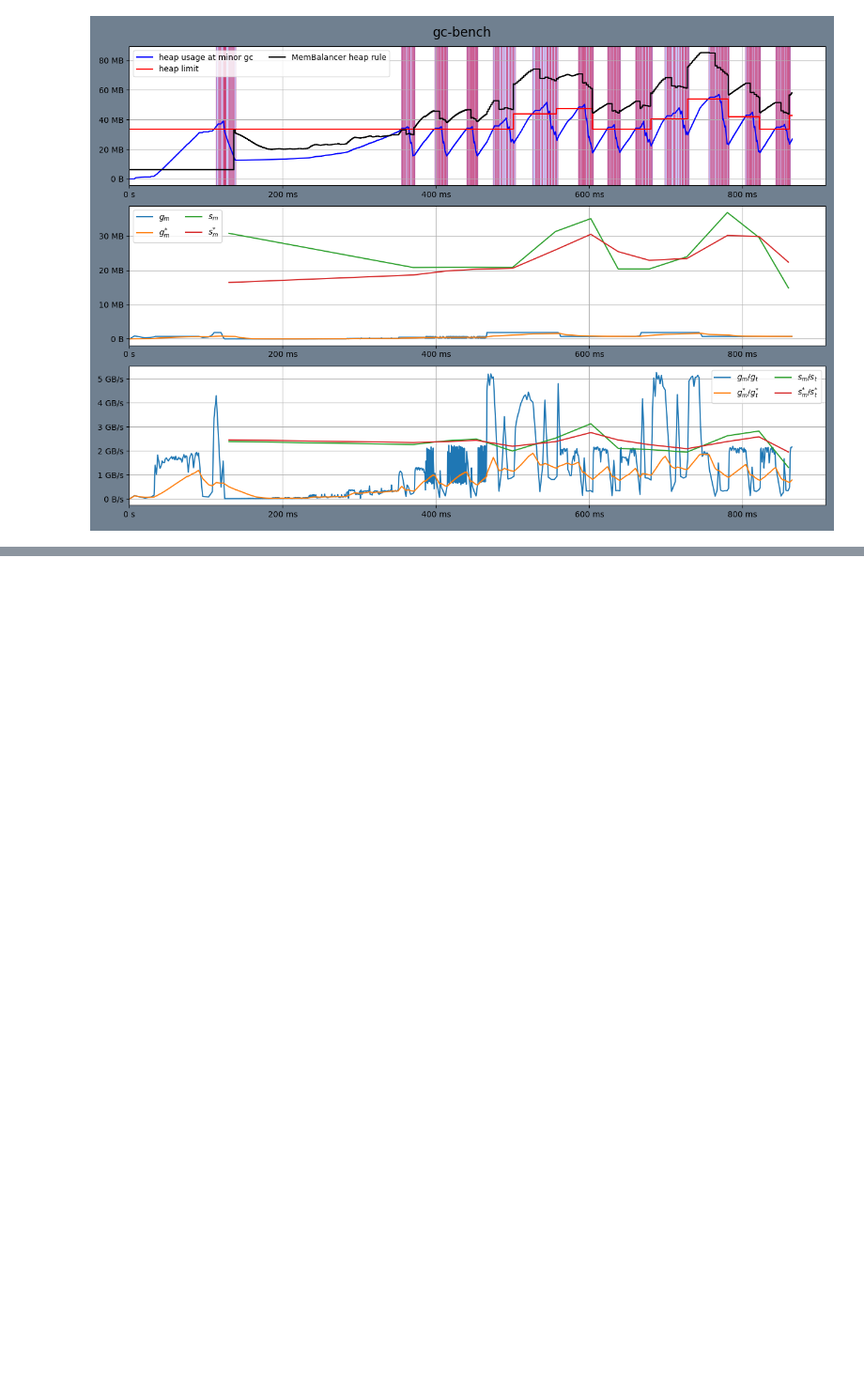
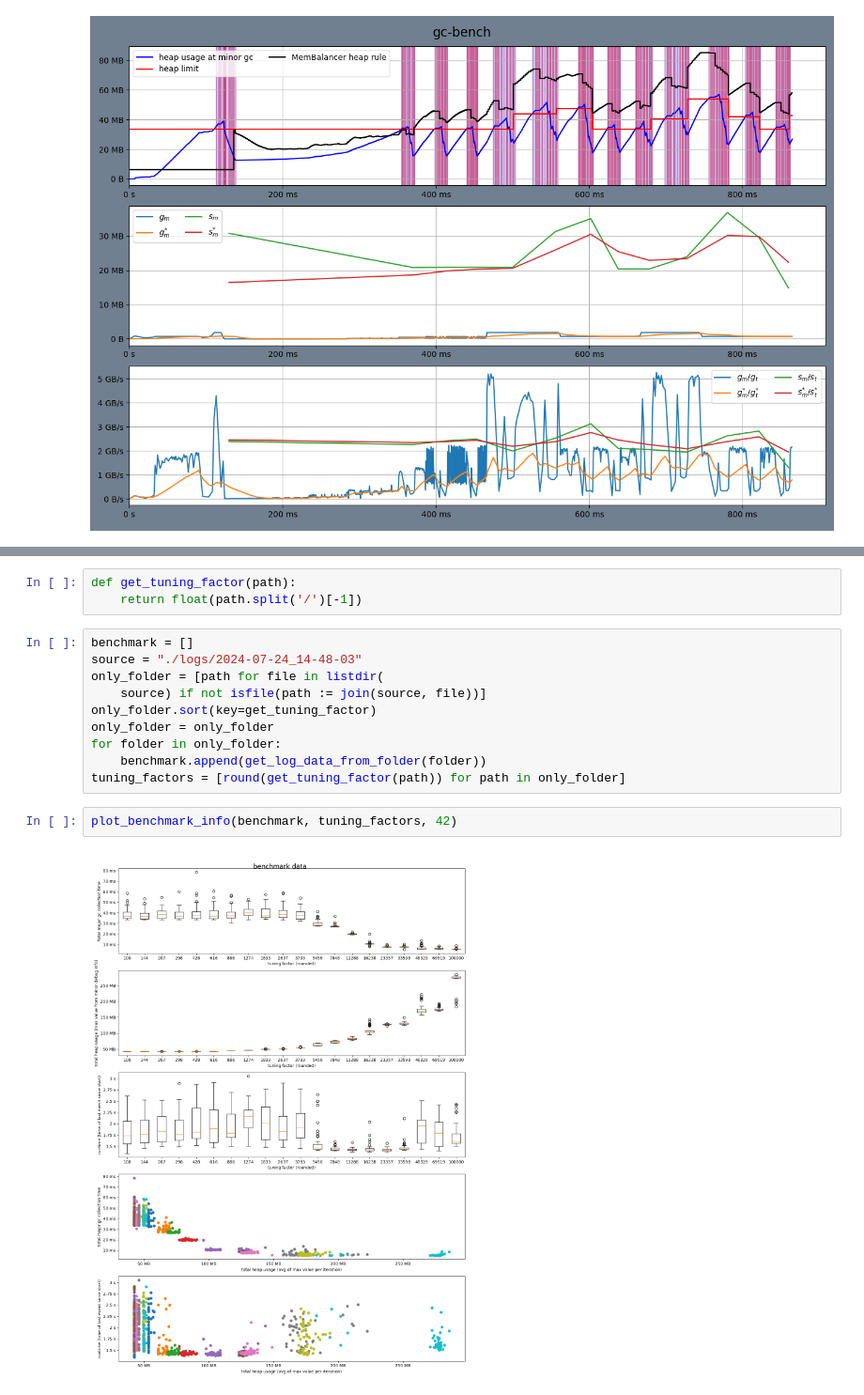
Before and after one commit to enisik/Bachelorarbeit-Skripte, a Jupyter notebook: plots.ipynb, the cells around one changed output, grey strips where cells are left out. Shown at 94% size. Cells and saved outputs as stored; diff of their text form; blank space fills up the shorter version.

```diff
--- a/plots.ipynb
+++ b/plots.ipynb
@@ -49,0 +55,17 @@ plt.show()
+# %%
+def get_tuning_factor(path):
+    return float(path.split('/')[-1])
+# %%
+benchmark = []
+source = "./logs/2024-07-24_14-48-03"
+only_folder = [path for file in listdir(
+    source) if not isfile(path := join(source, file))]
+only_folder.sort(key=get_tuning_factor)
+only_folder = only_folder
+for folder in only_folder:
+    benchmark.append(get_log_data_from_folder(folder))
+tuning_factors = [round(get_tuning_factor(path)) for path in only_folder]
+# %%
+plot_benchmark_info(benchmark, tuning_factors, 42)
+# %% [output]
+[figure, added]
```
Also changed, not shown: parts of 15 cells of this notebook.
